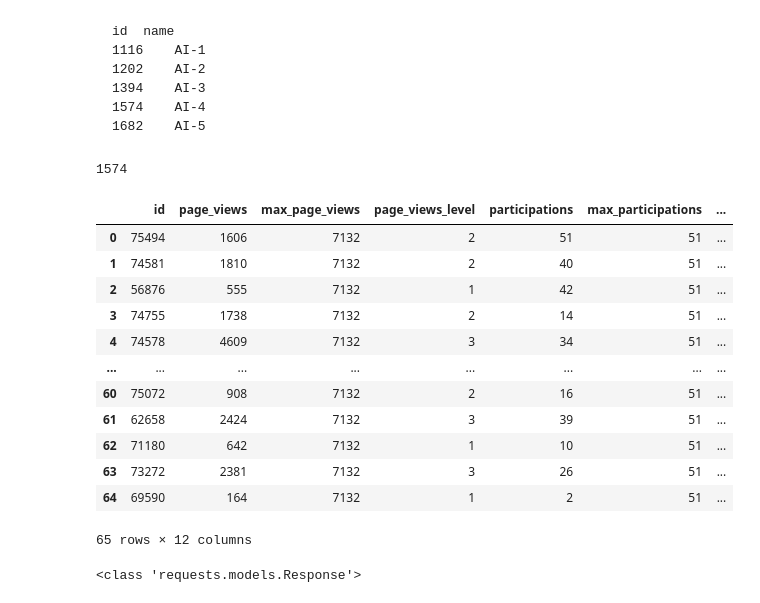
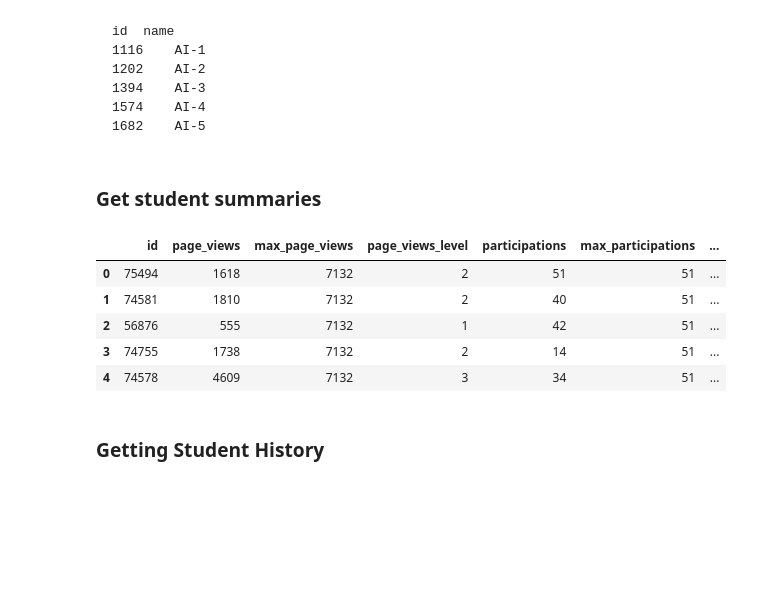
Before and after one commit to andrea-fantini/student-fail-prediction, a Jupyter notebook: notebooks/Data-Extraction.ipynb, the cells around one changed output. Saved outputs shown, nothing was run; the diff lists cells and outputs as text; code cells hidden in the pictures; blank space fills up the shorter version.

````diff
--- a/notebooks/Data-Extraction.ipynb
+++ b/notebooks/Data-Extraction.ipynb
@@ -11,11 +11,15 @@ import pandas as pd
 import requests
 import json
 import numpy as np
+# %%
+def my_request(API_URL):
+    headers = {'Authorization': 'Bearer '+ API_KEY}
+    r = requests.get(BASE_URL+API_URL, headers=headers)
+    return r.json()
 # %%
-API_URL = '/api/v1/courses?enrollment_type=teacher'
-headers = {'Authorization': 'Bearer '+ API_KEY}
-r = requests.get(BASE_URL+API_URL, headers=headers)
-response= pd.DataFrame.from_dict(r.json())
+r = my_request('/api/v1/courses?enrollment_type=teacher')
+
+response= pd.DataFrame.from_dict(r)
 course_ids = response[response['name'].str.contains('AI')]['id']
 # %% [markdown]
 ```
@@ -28,41 +32,30 @@ id	name
 ```
 # %%
 #let's start by using AI-4 id:1574
-course_id =course_ids[3]
+course_id =course_ids[4]
-# %% [output]
-1574
+# %% [markdown]
+### Get student summaries
 # %%
 #Get student_summaries
-API_URL = '/api/v1/courses/{}/analytics/student_summaries?per_page=200'.format(course_id)
-headers = {'Authorization': 'Bearer '+ API_KEY}
-r = requests.get(BASE_URL+API_URL, headers=headers)
-response= pd.DataFrame.from_dict(r.json())
+r = my_request('/api/v1/courses/{}/analytics/student_summaries?per_page=200'.format(course_id))
+
+response= pd.DataFrame.from_dict(r)
 # %%
 tardiness_summary = pd.DataFrame(list(response.tardiness_breakdown))
 student_summaries = response.merge(tardiness_summary, left_index=True, right_index=True).drop(['tardiness_breakdown'], axis='columns')
-student_summaries
+student_summaries.head()
 # %% [output]
 |  | id | page_views | max_page_views | page_views_level | participations | max_participations | ... |
-| 0 | 75494 | 1606 | 7132 | 2 | 51 | 51 | ... |
+| 0 | 75494 | 1618 | 7132 | 2 | 51 | 51 | ... |
 | 1 | 74581 | 1810 | 7132 | 2 | 40 | 51 | ... |
 | 2 | 56876 | 555 | 7132 | 1 | 42 | 51 | ... |
 | 3 | 74755 | 1738 | 7132 | 2 | 14 | 51 | ... |
 | 4 | 74578 | 4609 | 7132 | 3 | 34 | 51 | ... |
-| ... | ... | ... | ... | ... | ... | ... | ... |
-| 60 | 75072 | 908 | 7132 | 2 | 16 | 51 | ... |
-| 61 | 62658 | 2424 | 7132 | 3 | 39 | 51 | ... |
-| 62 | 71180 | 642 | 7132 | 1 | 10 | 51 | ... |
-| 63 | 73272 | 2381 | 7132 | 3 | 26 | 51 | ... |
-| 64 | 69590 | 164 | 7132 | 1 | 2 | 51 | ... |
-65 rows × 12 columns
+# %% [markdown]
+### Getting Student History
 # %%
 # Get student history
 # let's look at id: 75494
-student_id ='75494'
-API_URL = '/api/v1/courses/1574/analytics/users/75494/activity'
-headers = {'Authorization': 'Bearer '+ API_KEY}
-r = requests.get(BASE_URL+API_URL, headers=headers)
-print(r)
-#response= pd.DataFrame.from_dict(r.json())
+course_ids = '1574'
+student_id = '75494'
+r = my_request('/api/v1/courses/{}/analytics/users/{}/activity?per_page=200'.format(course_ids,student_id))
-# %% [output]
-<class 'requests.models.Response'>
````
Also changed, not shown: parts of 18 cells of this notebook.
